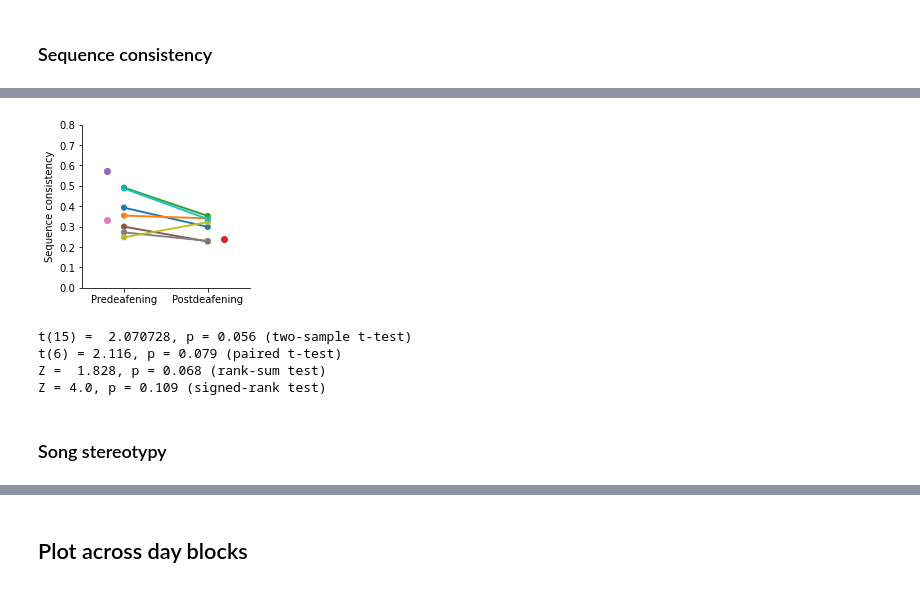
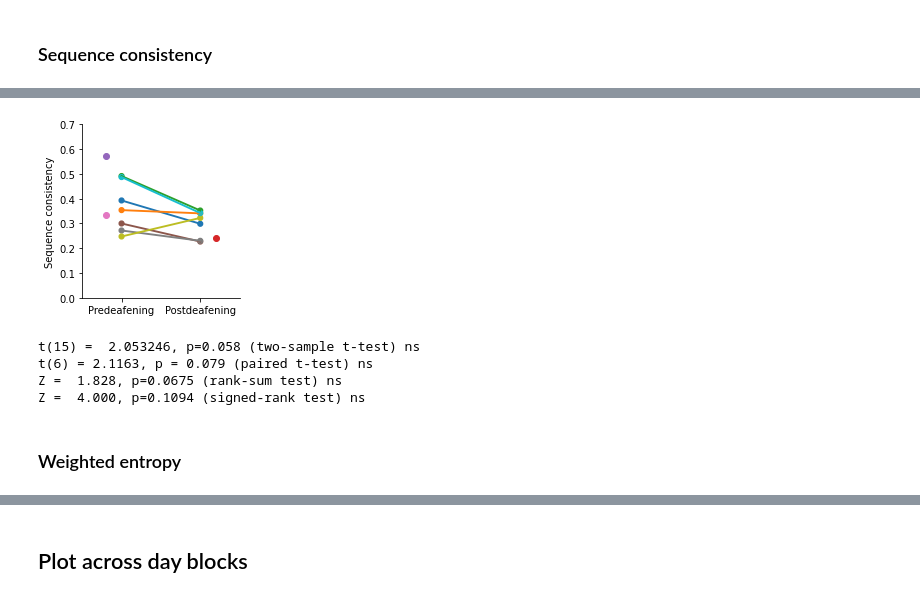
Before and after one commit to JaerongA/pyfinch, a Jupyter notebook: deafening/results/syllable_sequence.ipynb, the cells around one changed output, grey strips where cells are left out. Saved outputs shown, nothing was run; the diff lists cells and outputs as text; code cells hidden in the pictures.

```diff
--- a/deafening/results/syllable_sequence.ipynb
+++ b/deafening/results/syllable_sequence.ipynb
@@ -221,31 +193,33 @@ df_dropna
 # %%
 # Sequence consistency
 plot_paired_data(df, x='taskName', y='seqConsistencyUndir',
                  y_label='Sequence consistency',
-                 y_lim=[0, 0.8],
+                 y_lim=[0, 0.7],
                  fig_size=(3, 3),
                  fig_name=f"Sequence consistency (nb of bouts >= {nb_bout_crit}) Undir",
                  save_fig=False,
                  save_path=save_path,
                  color_by_bird=True,  # color-label birds
                  fig_ext='.png'
                  )
+df_mean = get_pre_post_mean_per_bird(df, 'seqConsistencyUndir')
+
 # Run stats
 df_dropna = df_mean.dropna()  # remove if any of the columns is nan, used for paired comparisons
 
-_, _, msg = two_sample_ttest(df_mean['Predeafening'].values, df_mean['Postdeafening'].values)
-print(msg + " (two-sample t-test)")
-_, _, msg = paired_ttest(df_dropna['Predeafening'].values, df_dropna['Postdeafening'].values)
-print(msg + " (paired t-test)")
-_, _, msg = rank_sum_test(df_mean['Predeafening'].values, df_mean['Postdeafening'].values)
-print(msg + " (rank-sum test)")
-_, _, msg = signed_rank_test(df_dropna['Predeafening'].values, df_dropna['Postdeafening'].values)
-print(msg + " (signed-rank test)")
+_, _, msg, sig  = two_sample_ttest(df_mean['Predeafening'].values, df_mean['Postdeafening'].values)
+print(msg + " (two-sample t-test)" + " " + sig)
+_, _, msg, sig  = paired_ttest(df_dropna['Predeafening'].values, df_dropna['Postdeafening'].values)
+print(msg + " (paired t-test)" + " " + sig)
+_, _, msg, sig  = rank_sum_test(df_mean['Predeafening'].values, df_mean['Postdeafening'].values)
+print(msg + " (rank-sum test)" + " " + sig)
+_, _, msg, sig  = signed_rank_test(df_dropna['Predeafening'].values, df_dropna['Postdeafening'].values)
+print(msg + " (signed-rank test)" + " " + sig)
 # %% [output]
-[figure, old version]
+[figure, new version]
-t(15) =  2.070728, p = 0.056 (two-sample t-test)
-t(6) = 2.116, p = 0.079 (paired t-test)
-Z =  1.828, p = 0.068 (rank-sum test)
-Z = 4.0, p = 0.109 (signed-rank test)
+t(15) =  2.053246, p=0.058 (two-sample t-test) ns
+t(6) = 2.1163, p = 0.079 (paired t-test) ns
+Z =  1.828, p=0.0675 (rank-sum test) ns
+Z =  4.000, p=0.1094 (signed-rank test) ns
 # %% [markdown]
-### Song stereotypy
+### Weighted entropy
```
Also changed, not shown: parts of 14 cells of this notebook, 31 other files.
